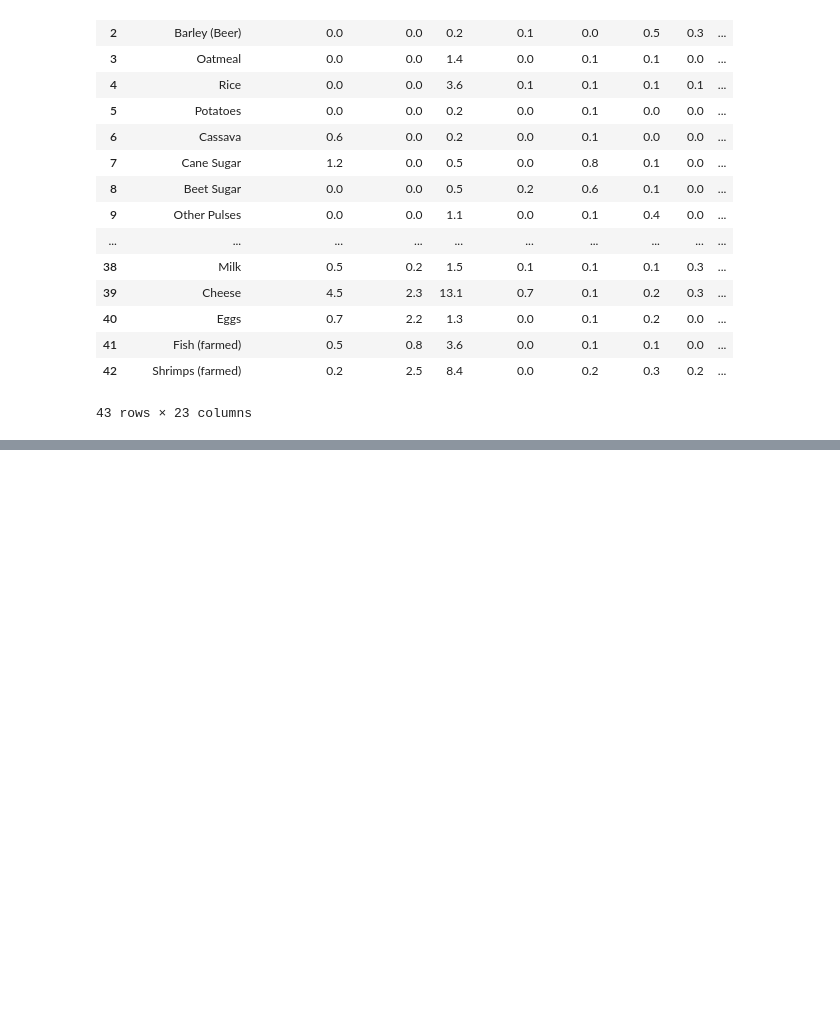
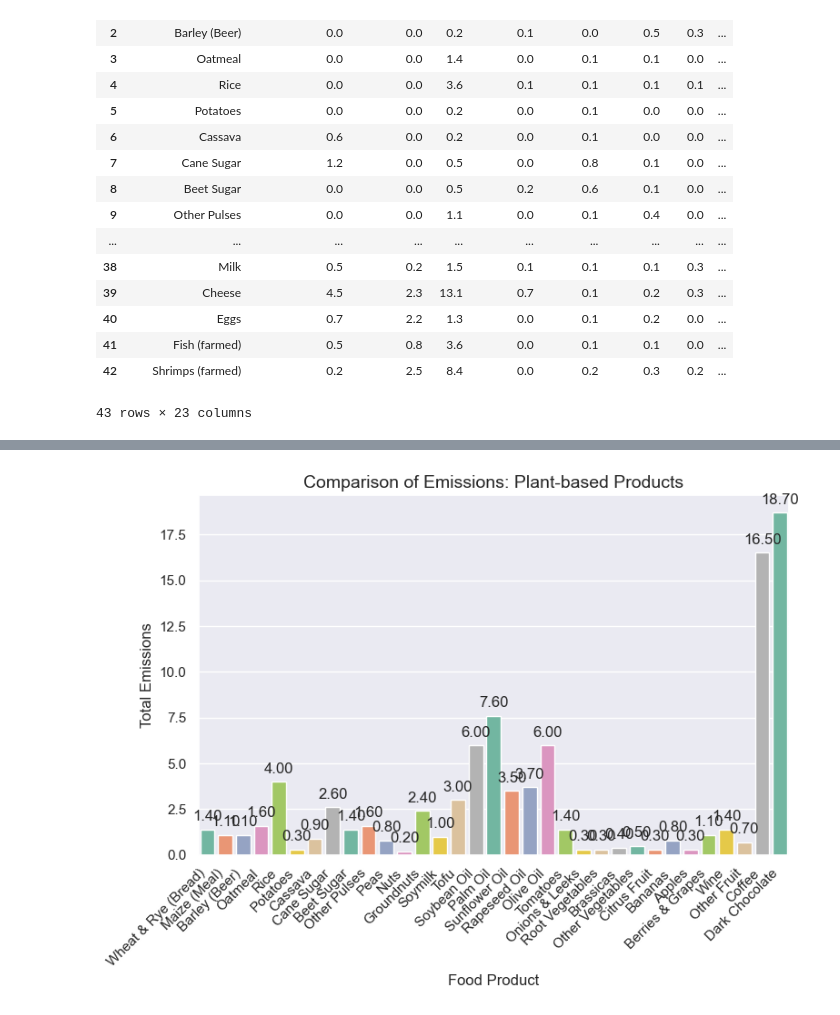
Before and after one commit to georgemcculloch/Data-Viz, a Jupyter notebook: food.ipynb, the cells around one changed output, grey strips where cells are left out. Drawn from its saved outputs; the diff is of its cells as text; code cells hidden in the pictures; blank space fills up the shorter version.

```diff
--- a/food.ipynb
+++ b/food.ipynb
@@ -64,0 +168,13 @@ df
+# %%
+plant_data = df[df['Food product'].isin(plant_based)]
+plt.figure(figsize=(8, 6))
+ax = sns.barplot(data=plant_data, x='Food product', y='Total_emissions', palette='Set2')
+plt.xlabel('Food Product', fontsize=12)
+plt.ylabel('Total Emissions', fontsize=12)
+plt.title('Comparison of Emissions: Plant-based Products', fontsize=14)
+ax.set_xticklabels(ax.get_xticklabels(), rotation=45, ha='right')
+annotate_barplot(ax)
+plt.tight_layout()
+plt.show()
+# %% [output]
+[figure, added]
```
Also changed, not shown: parts of 9 cells of this notebook.
